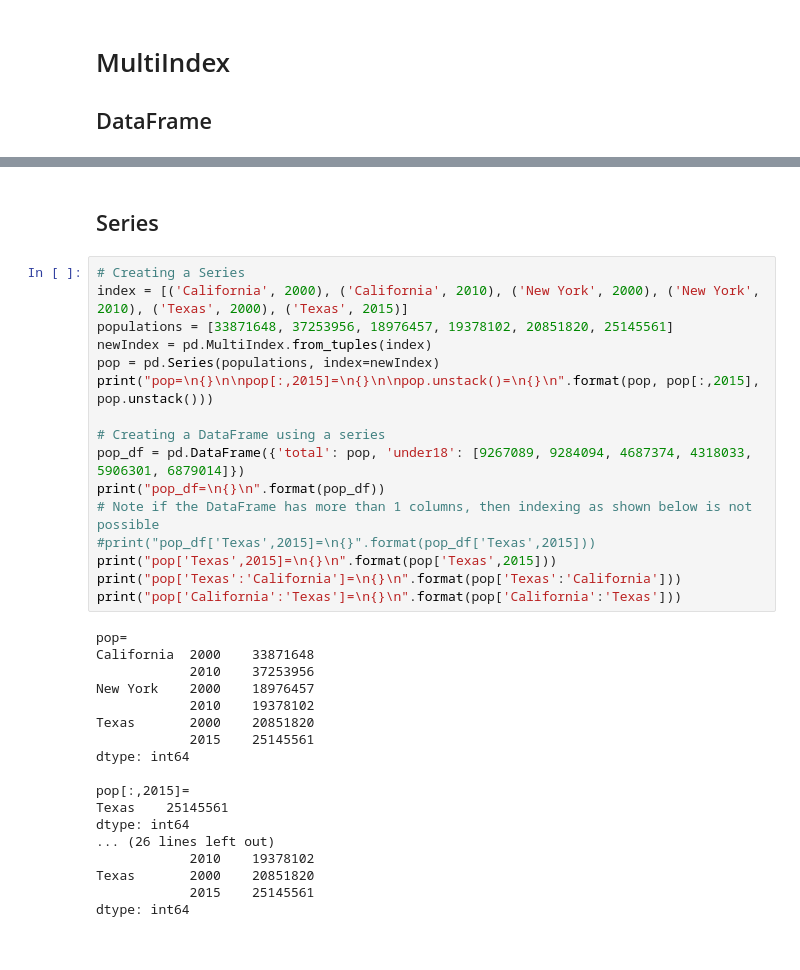
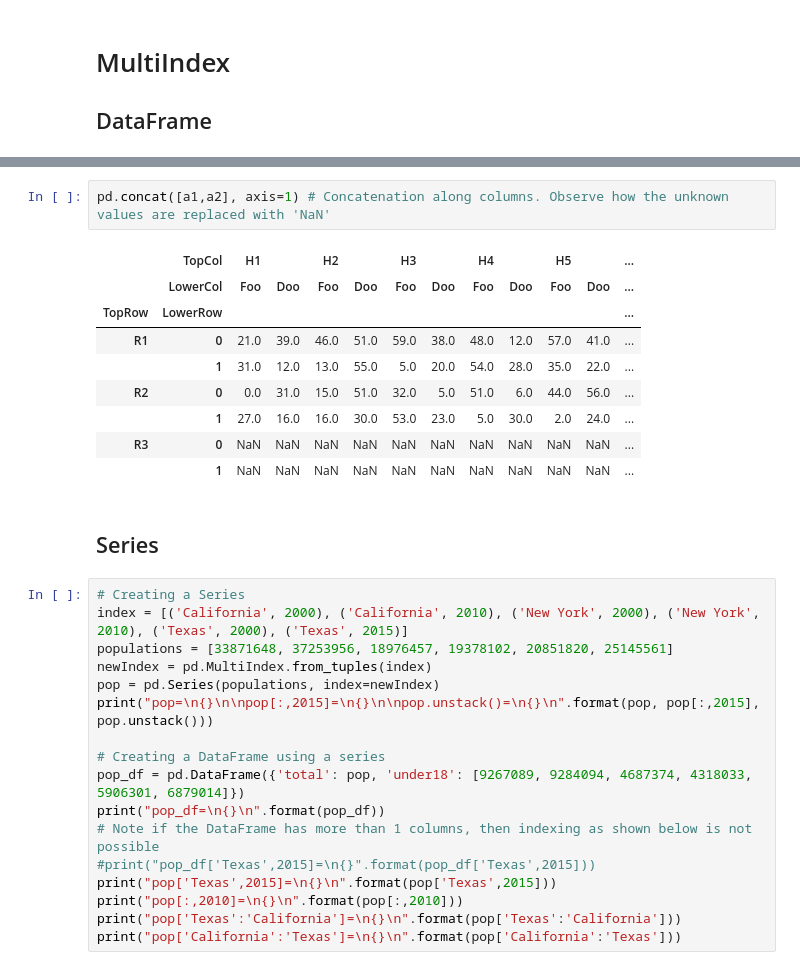
Before and after one commit to pvaddina/python-reference, a Jupyter notebook: pandas.ipynb, the cells around one changed output, grey strips where cells are left out. Cells and saved outputs as stored; diff of their text form.

```diff
--- a/pandas.ipynb
+++ b/pandas.ipynb
@@ -261,3 +457,15 @@ df
+# %%
+pd.concat([a1,a2], axis=1) # Concatenation along columns. Observe how the unknown values are replaced with 'NaN'
+# %% [output]
+|  | TopCol | H1 |  | H2 |  | H3 |  | H4 |  | H5 |  | ... |
+|  | LowerCol | Foo | Doo | Foo | Doo | Foo | Doo | Foo | Doo | Foo | Doo | ... |
+| TopRow | LowerRow |  |  |  |  |  |  |  |  |  |  | ... |
+| R1 | 0 | 21.0 | 39.0 | 46.0 | 51.0 | 59.0 | 38.0 | 48.0 | 12.0 | 57.0 | 41.0 | ... |
+|  | 1 | 31.0 | 12.0 | 13.0 | 55.0 | 5.0 | 20.0 | 54.0 | 28.0 | 35.0 | 22.0 | ... |
+| R2 | 0 | 0.0 | 31.0 | 15.0 | 51.0 | 32.0 | 5.0 | 51.0 | 6.0 | 44.0 | 56.0 | ... |
+|  | 1 | 27.0 | 16.0 | 16.0 | 30.0 | 53.0 | 23.0 | 5.0 | 30.0 | 2.0 | 24.0 | ... |
+| R3 | 0 | NaN | NaN | NaN | NaN | NaN | NaN | NaN | NaN | NaN | NaN | ... |
+|  | 1 | NaN | NaN | NaN | NaN | NaN | NaN | NaN | NaN | NaN | NaN | ... |
 # %% [markdown]
 ## Series
 # %%
@@ -274,23 +482,6 @@ print("pop_df=\n{}\n".format(pop_df))
 # Note if the DataFrame has more than 1 columns, then indexing as shown below is not possible
 #print("pop_df['Texas',2015]=\n{}".format(pop_df['Texas',2015]))
 print("pop['Texas',2015]=\n{}\n".format(pop['Texas',2015]))
+print("pop[:,2010]=\n{}\n".format(pop[:,2010]))
 print("pop['Texas':'California']=\n{}\n".format(pop['Texas':'California']))
 print("pop['California':'Texas']=\n{}\n".format(pop['California':'Texas']))
-# %% [output]
-pop=
-California  2000    33871648
-            2010    37253956
-New York    2000    18976457
-            2010    19378102
-Texas       2000    20851820
-            2015    25145561
-dtype: int64
-
-pop[:,2015]=
-Texas    25145561
-dtype: int64
-... (26 lines left out)
-            2010    19378102
-Texas       2000    20851820
-            2015    25145561
-dtype: int64
```
Also changed, not shown: parts of 24 cells of this notebook.
